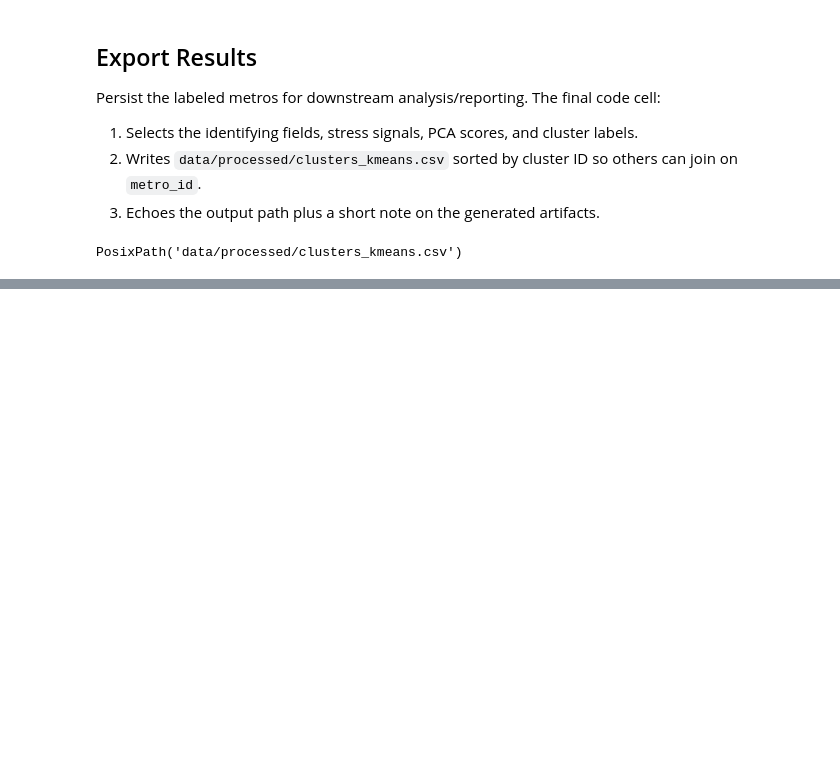
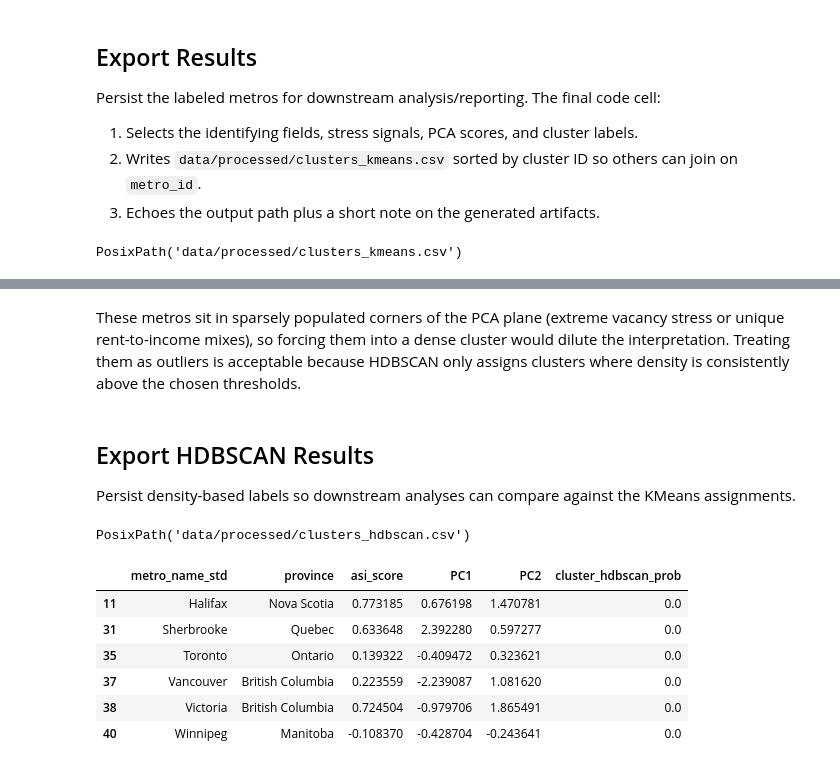
Before and after one commit to ajharris/housing-affordability, a Jupyter notebook: notebooks/06_clustering.ipynb, the cells around one changed output, grey strips where cells are left out. Cells and saved outputs as stored; diff of their text form; code cells hidden in the pictures; blank space fills up the shorter version.

```diff
--- a/notebooks/06_clustering.ipynb
+++ b/notebooks/06_clustering.ipynb
@@ -291,0 +471,53 @@ PosixPath('data/processed/clusters_kmeans.csv')
+# %% [markdown]
+These metros sit in sparsely populated corners of the PCA plane (extreme vacancy stress or unique rent-to-income mixes), so forcing them into a dense cluster would dilute the interpretation. Treating them as outliers is acceptable because HDBSCAN only assigns clusters where density is consistently above the chosen thresholds.
+# %% [markdown]
+## Export HDBSCAN Results
+
+Persist density-based labels so downstream analyses can compare against the KMeans assignments.
+# %%
+hdbscan_export_cols = [
+    "metro_id",
+    "metro_name_std",
+    "province",
+    "asi_score",
+    *feature_cols,
+    *pc_cols,
+    "cluster_hdbscan",
+    "cluster_hdbscan_label",
+    "cluster_hdbscan_prob",
+]
+
+clusters_hdbscan_output = (
+    complete[hdbscan_export_cols]
+    .sort_values(["cluster_hdbscan_label", "cluster_hdbscan_prob"], ascending=[True, False])
+    .reset_index(drop=True)
+)
+clusters_hdbscan_output.to_csv(clusters_hdbscan_path, index=False)
+clusters_hdbscan_path
+# %% [output]
+PosixPath('data/processed/clusters_hdbscan.csv')
+# %%
+noise_rows = complete[complete["cluster_hdbscan_label"] == "noise"].copy()
+if noise_rows.empty:
+    print("No metros labeled as noise at the selected HDBSCAN parameters.")
+else:
+    display(
+        noise_rows[
+            [
+                "metro_name_std",
+                "province",
+                "asi_score",
+                "PC1",
+                "PC2",
+                "cluster_hdbscan_prob",
+            ]
+        ].sort_values("cluster_hdbscan_prob")
+    )
+# %% [output]
+|  | metro_name_std | province | asi_score | PC1 | PC2 | cluster_hdbscan_prob |
+| 11 | Halifax | Nova Scotia | 0.773185 | 0.676198 | 1.470781 | 0.0 |
+| 31 | Sherbrooke | Quebec | 0.633648 | 2.392280 | 0.597277 | 0.0 |
+| 35 | Toronto | Ontario | 0.139322 | -0.409472 | 0.323621 | 0.0 |
+| 37 | Vancouver | British Columbia | 0.223559 | -2.239087 | 1.081620 | 0.0 |
+| 38 | Victoria | British Columbia | 0.724504 | -0.979706 | 1.865491 | 0.0 |
+| 40 | Winnipeg | Manitoba | -0.108370 | -0.428704 | -0.243641 | 0.0 |
```
Also changed, not shown: parts of 13 cells of this notebook, 1 other file.
